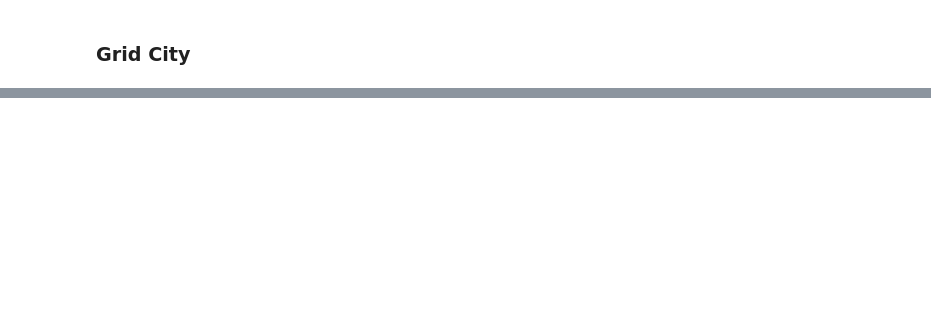
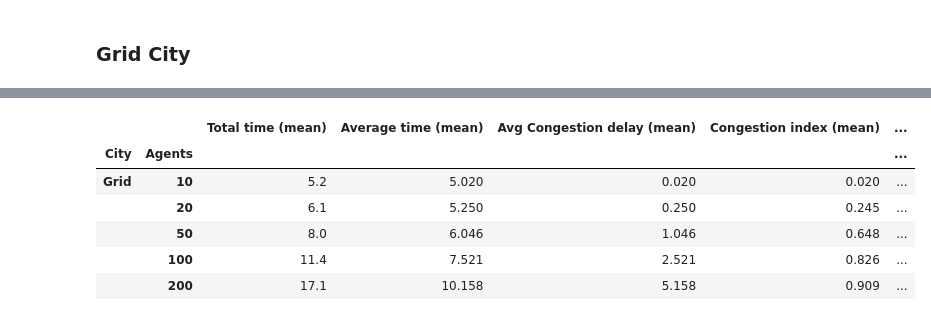
Before and after one commit to lpow311/dissertation, a Jupyter notebook: 2_greedy_algorithm.ipynb, the cells around one changed output, grey strips where cells are left out. Saved outputs shown, nothing was run; the diff lists cells and outputs as text; code cells hidden in the pictures; blank space fills up the shorter version.

```diff
--- a/2_greedy_algorithm.ipynb
+++ b/2_greedy_algorithm.ipynb
@@ -86,4 +94,20 @@ def plot_greedy_scaling(results: dict):
     ax.grid(True, alpha=0.3)
     plt.tight_layout()
     plt.show()
+# %%
+import pandas as pd
+
+def greedy_scaling_table(results: dict, city_name: str) -> pd.DataFrame:
+    agent_counts = sorted(results.keys())
+    metrics = ["Total time", "Average time", "Avg Congestion delay", "Congestion index", "Exit utilisation"]
+
+    rows = []
+    for n in agent_counts:
+        row = {"City": city_name, "Agents": n}
+        for metric in metrics:
+            values = [d.metrics[metric] for d in results[n]]
+            row[f"{metric} (mean)"] = round(float(np.mean(values)), 3)
+        rows.append(row)
+
+    return pd.DataFrame(rows).set_index(["City", "Agents"])
 # %%
@@ -92,0 +117,10 @@ plot_greedy_scaling(grid_city_eval)
+# %%
+greedy_scaling_table(grid_city_eval, 'Grid')
+# %% [output]
+|  |  | Total time (mean) | Average time (mean) | Avg Congestion delay (mean) | Congestion index (mean) | ... |
+| City | Agents |  |  |  |  | ... |
+| Grid | 10 | 5.2 | 5.020 | 0.020 | 0.020 | ... |
+|  | 20 | 6.1 | 5.250 | 0.250 | 0.245 | ... |
+|  | 50 | 8.0 | 6.046 | 1.046 | 0.648 | ... |
+|  | 100 | 11.4 | 7.521 | 2.521 | 0.826 | ... |
+|  | 200 | 17.1 | 10.158 | 5.158 | 0.909 | ... |
```
Also changed, not shown: parts of 18 cells of this notebook, 19 other files.
